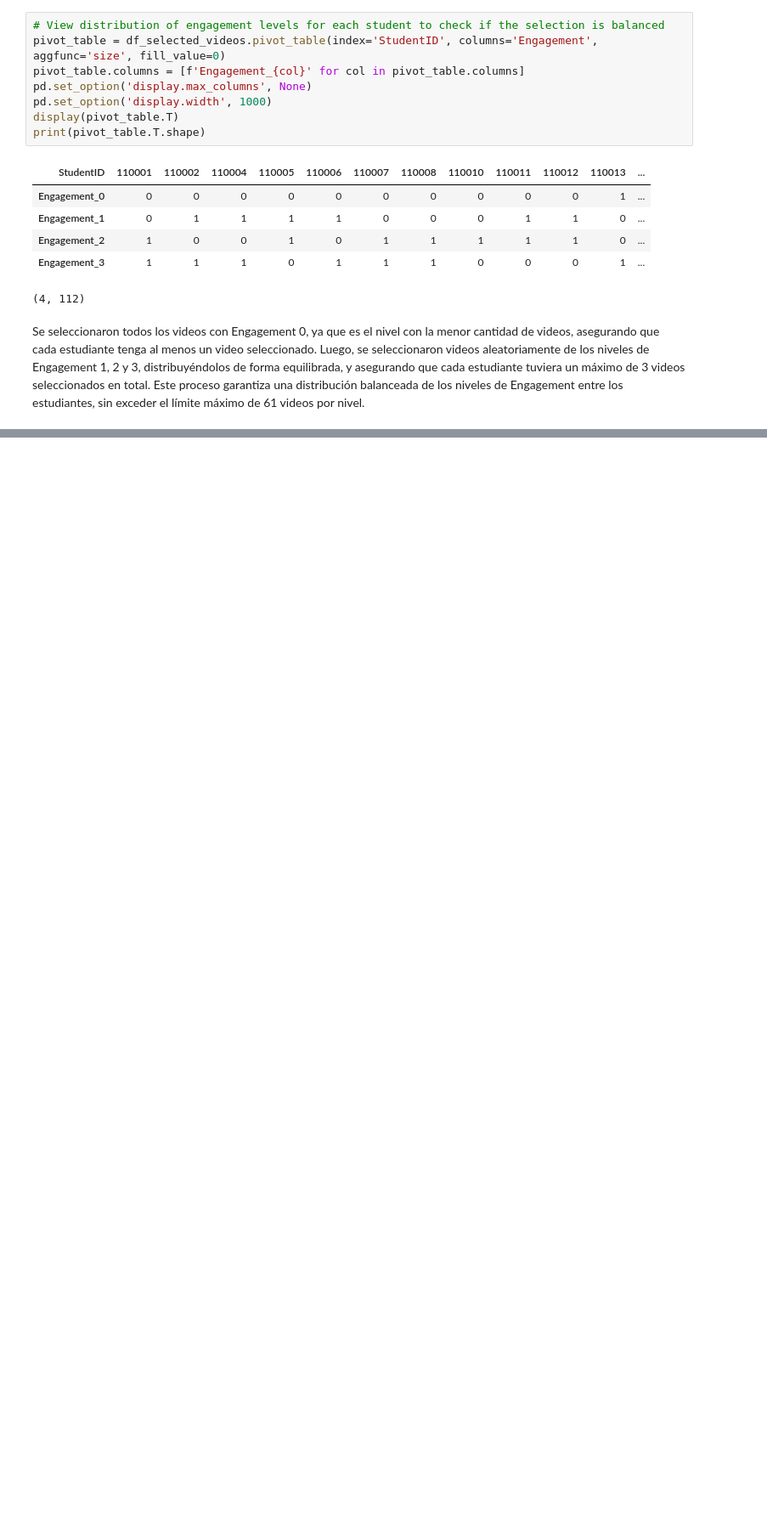
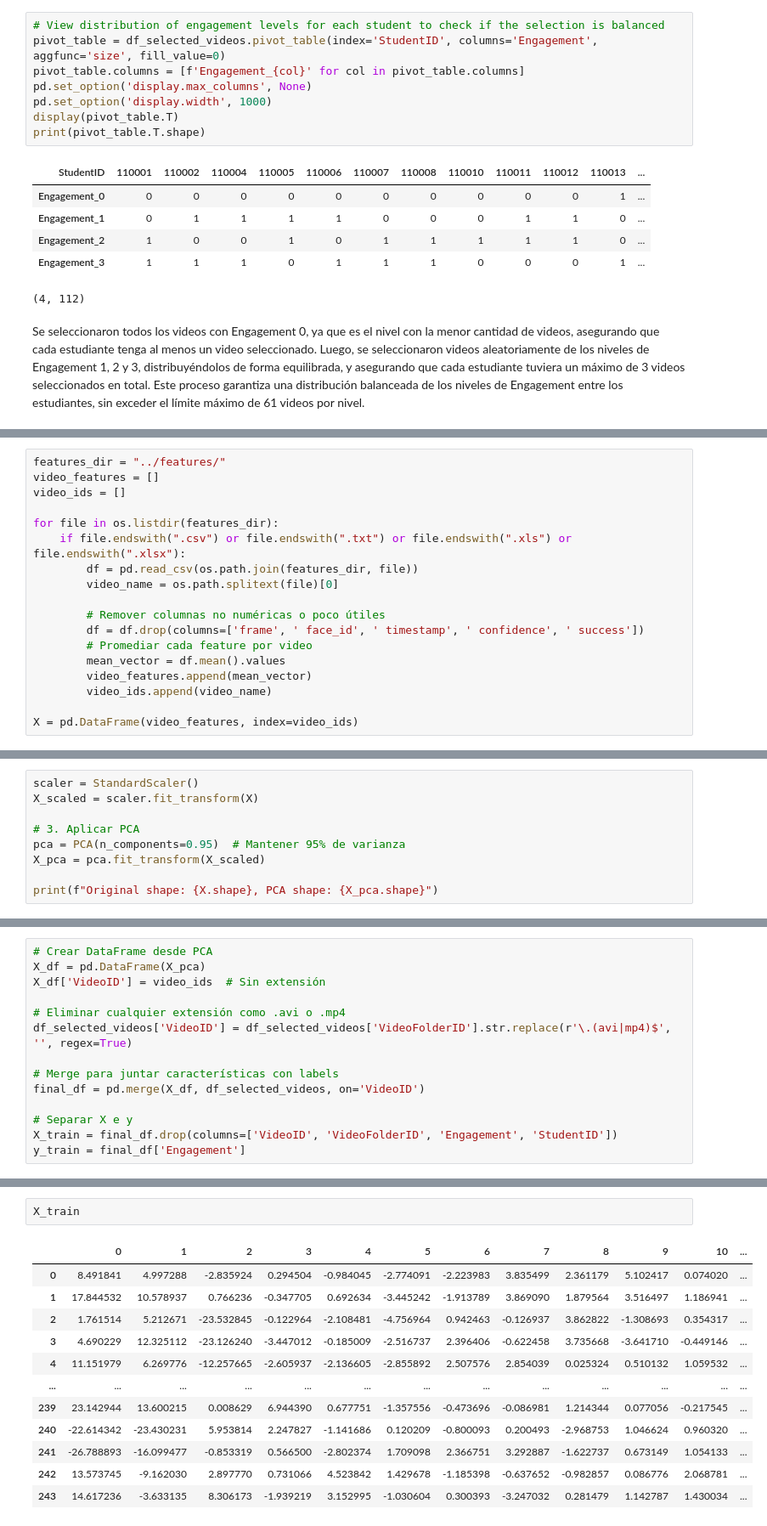
Before and after one commit to LuisFelipePoma/videito, a Jupyter notebook: src/sagemaker/notebooks/preproccesing.ipynb, the cells around one changed output, grey strips where cells are left out. Shown at 85% size. Cells and saved outputs as stored; diff of their text form; blank space fills up the shorter version.

Commit message:
feat: testing with mean in frames per video

```diff
--- a/src/sagemaker/notebooks/preproccesing.ipynb
+++ b/src/sagemaker/notebooks/preproccesing.ipynb
@@ -486,0 +571,18 @@ Se seleccionaron todos los videos con Engagement 0, ya que es el nivel con la me
+# %%
+features_dir = "../features/"
+video_features = []
+video_ids = []
+
+for file in os.listdir(features_dir):
+    if file.endswith(".csv") or file.endswith(".txt") or file.endswith(".xls") or file.endswith(".xlsx"):
+        df = pd.read_csv(os.path.join(features_dir, file))
+        video_name = os.path.splitext(file)[0]
+
+        # Remover columnas no numéricas o poco útiles
+        df = df.drop(columns=['frame', ' face_id', ' timestamp', ' confidence', ' success'])
+        # Promediar cada feature por video
+        mean_vector = df.mean().values
+        video_features.append(mean_vector)
+        video_ids.append(video_name)
+
+X = pd.DataFrame(video_features, index=video_ids)
@@ -486,0 +605,9 @@ Se seleccionaron todos los videos con Engagement 0, ya que es el nivel con la me
+# %%
+scaler = StandardScaler()
+X_scaled = scaler.fit_transform(X)
+
+# 3. Aplicar PCA
+pca = PCA(n_components=0.95)  # Mantener 95% de varianza
+X_pca = pca.fit_transform(X_scaled)
+
+print(f"Original shape: {X.shape}, PCA shape: {X_pca.shape}")
@@ -486,0 +652,14 @@ Se seleccionaron todos los videos con Engagement 0, ya que es el nivel con la me
+# %%
+# Crear DataFrame desde PCA
+X_df = pd.DataFrame(X_pca)
+X_df['VideoID'] = video_ids  # Sin extensión
+
+# Eliminar cualquier extensión como .avi o .mp4
+df_selected_videos['VideoID'] = df_selected_videos['VideoFolderID'].str.replace(r'\.(avi|mp4)$', '', regex=True)
+
+# Merge para juntar características con labels
+final_df = pd.merge(X_df, df_selected_videos, on='VideoID')
+
+# Separar X e y
+X_train = final_df.drop(columns=['VideoID', 'VideoFolderID', 'Engagement', 'StudentID'])
+y_train = final_df['Engagement']
@@ -486,0 +682,15 @@ Se seleccionaron todos los videos con Engagement 0, ya que es el nivel con la me
+# %%
+X_train
+# %% [output]
+|  | 0 | 1 | 2 | 3 | 4 | 5 | 6 | 7 | 8 | 9 | 10 | ... |
+| 0 | 8.491841 | 4.997288 | -2.835924 | 0.294504 | -0.984045 | -2.774091 | -2.223983 | 3.835499 | 2.361179 | 5.102417 | 0.074020 | ... |
+| 1 | 17.844532 | 10.578937 | 0.766236 | -0.347705 | 0.692634 | -3.445242 | -1.913789 | 3.869090 | 1.879564 | 3.516497 | 1.186941 | ... |
+| 2 | 1.761514 | 5.212671 | -23.532845 | -0.122964 | -2.108481 | -4.756964 | 0.942463 | -0.126937 | 3.862822 | -1.308693 | 0.354317 | ... |
+| 3 | 4.690229 | 12.325112 | -23.126240 | -3.447012 | -0.185009 | -2.516737 | 2.396406 | -0.622458 | 3.735668 | -3.641710 | -0.449146 | ... |
+| 4 | 11.151979 | 6.269776 | -12.257665 | -2.605937 | -2.136605 | -2.855892 | 2.507576 | 2.854039 | 0.025324 | 0.510132 | 1.059532 | ... |
+| ... | ... | ... | ... | ... | ... | ... | ... | ... | ... | ... | ... | ... |
+| 239 | 23.142944 | 13.600215 | 0.008629 | 6.944390 | 0.677751 | -1.357556 | -0.473696 | -0.086981 | 1.214344 | 0.077056 | -0.217545 | ... |
+| 240 | -22.614342 | -23.430231 | 5.953814 | 2.247827 | -1.141686 | 0.120209 | -0.800093 | 0.200493 | -2.968753 | 1.046624 | 0.960320 | ... |
+| 241 | -26.788893 | -16.099477 | -0.853319 | 0.566500 | -2.802374 | 1.709098 | 2.366751 | 3.292887 | -1.622737 | 0.673149 | 1.054133 | ... |
+| 242 | 13.573745 | -9.162030 | 2.897770 | 0.731066 | 4.523842 | 1.429678 | -1.185398 | -0.637652 | -0.982857 | 0.086776 | 2.068781 | ... |
+| 243 | 14.617236 | -3.633135 | 8.306173 | -1.939219 | 3.152995 | -1.030604 | 0.300393 | -3.247032 | 0.281479 | 1.142787 | 1.430034 | ... |
```
Also changed, not shown: parts of 14 cells of this notebook, 2 other files.
